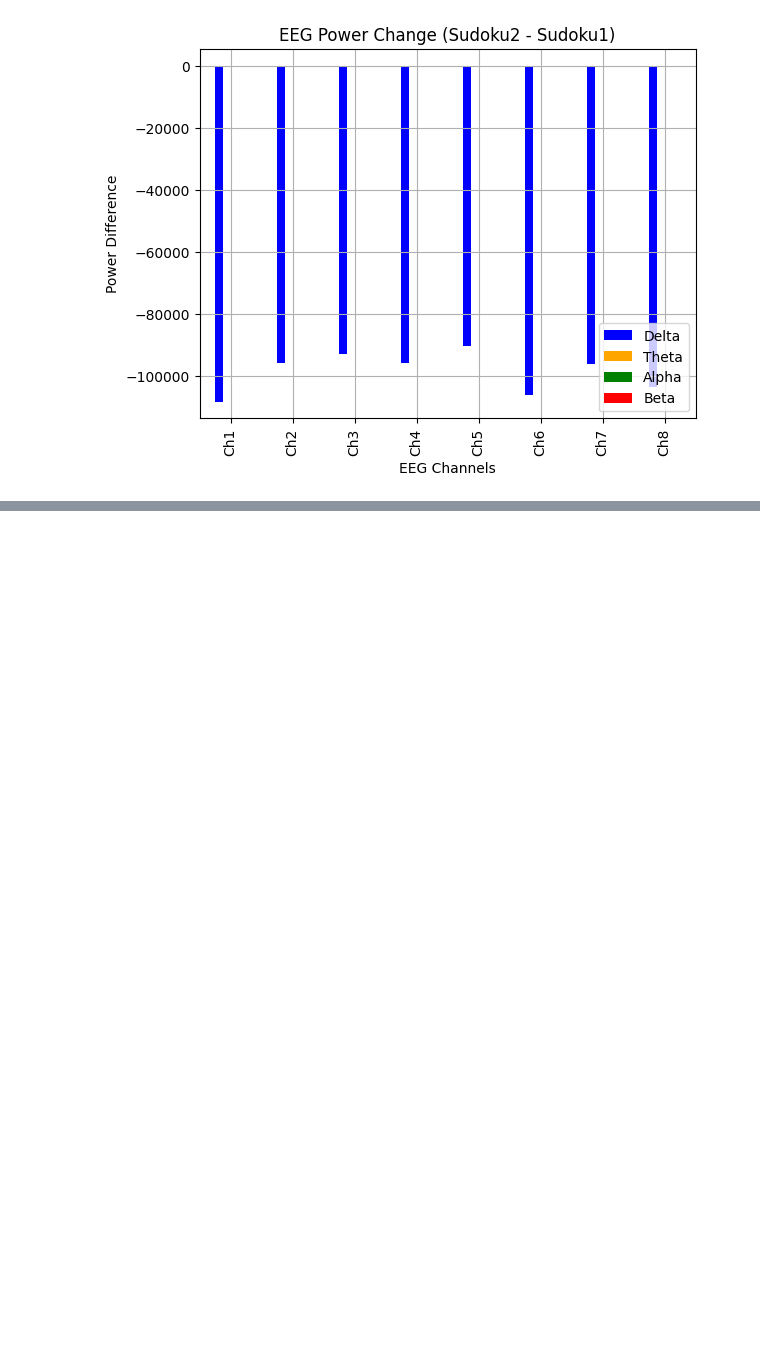
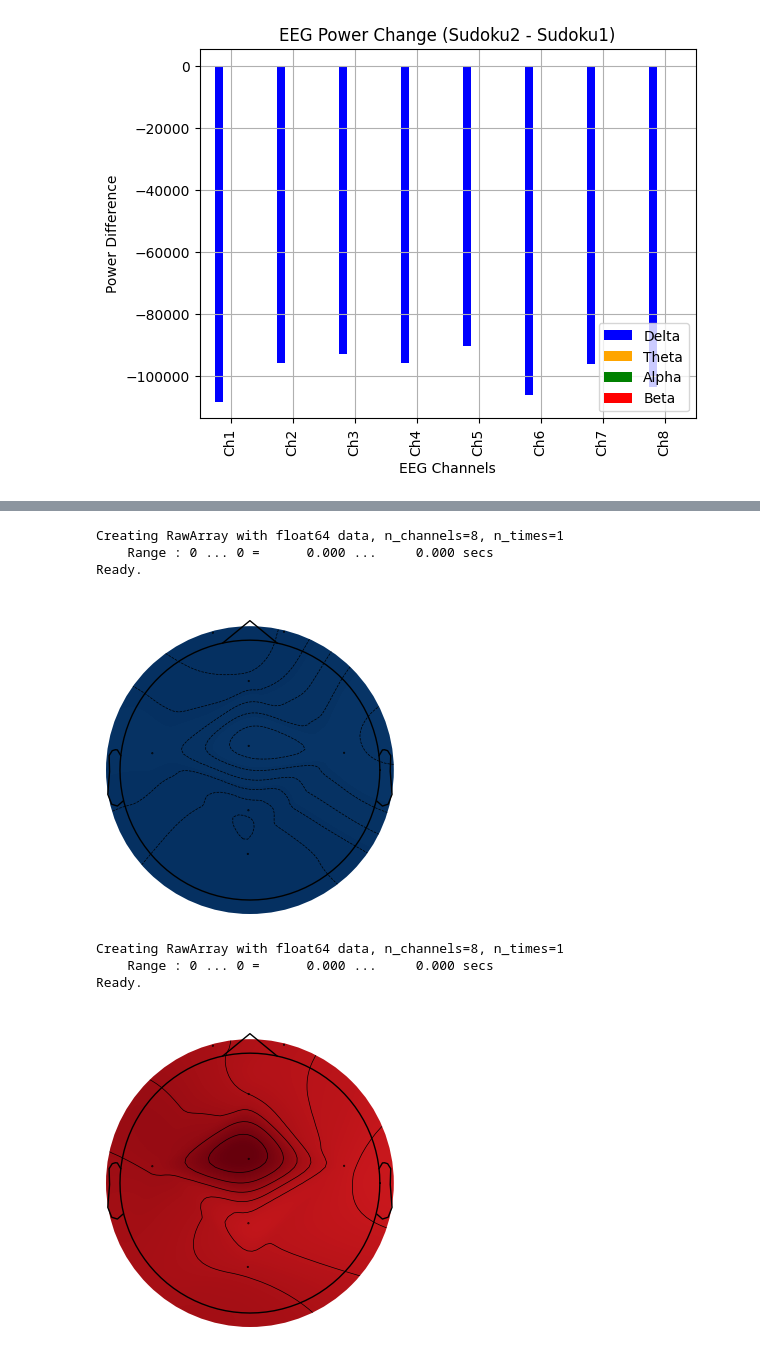
Before and after one commit to kumarmegha/Project-COGS-189, a Jupyter notebook: Data Analysis.ipynb, the cells around one changed output, grey strips where cells are left out. Cells and saved outputs as stored; diff of their text form; code cells hidden in the pictures; blank space fills up the shorter version.

```diff
--- a/Data Analysis.ipynb
+++ b/Data Analysis.ipynb
@@ -147,0 +196,44 @@ plt.show()
+# %%
+def create_topomap(data):
+  fs = 500
+  n_channels = 8
+
+  info = mne.create_info(ch_names=[f"Ch{i+1}" for i in range(n_channels)], sfreq=fs, ch_types='eeg')
+
+  raw_array = mne.io.RawArray(data.values.reshape(n_channels, 1), info)
+
+  #Map channels to known EEG positions (for topomap)
+  channel_mapping = {
+      'Ch1': 'Fz',   # Midline frontal
+      'Ch2': 'Cz',   # Midline central
+      'Ch3': 'Pz',   # Midline parietal
+      'Ch4': 'Oz',   # Midline occipital
+      'Ch5': 'Fp1',  # Left frontal pole
+      'Ch6': 'Fp2',  # Right frontal pole
+      'Ch7': 'T7',   # Left temporal
+      'Ch8': 'T8'    # Right temporal
+  }
+  raw_array.rename_channels(channel_mapping)
+
+  #Set standard 10-20 montage
+  raw_array.set_montage('standard_1020')
+
+  #Create Evoked object for topomap plotting (average of the "ERP")
+  evoked = mne.EvokedArray(raw_array.get_data(), raw_array.info)
+
+  #Plot the topomap
+  fig, ax = plt.subplots(figsize=(6, 4))
+  mne.viz.plot_topomap(evoked.data[:, 0], evoked.info, axes=ax, show=True)
+  plt.show()
+# %%
+create_topomap(sudoku2_erp)
+create_topomap(sudoku1_erp)
+# %% [output]
+Creating RawArray with float64 data, n_channels=8, n_times=1
+    Range : 0 ... 0 =      0.000 ...     0.000 secs
+Ready.
+[figure, added]
+Creating RawArray with float64 data, n_channels=8, n_times=1
+    Range : 0 ... 0 =      0.000 ...     0.000 secs
+Ready.
+[figure, added]
```
Also changed, not shown: parts of 7 cells of this notebook.
